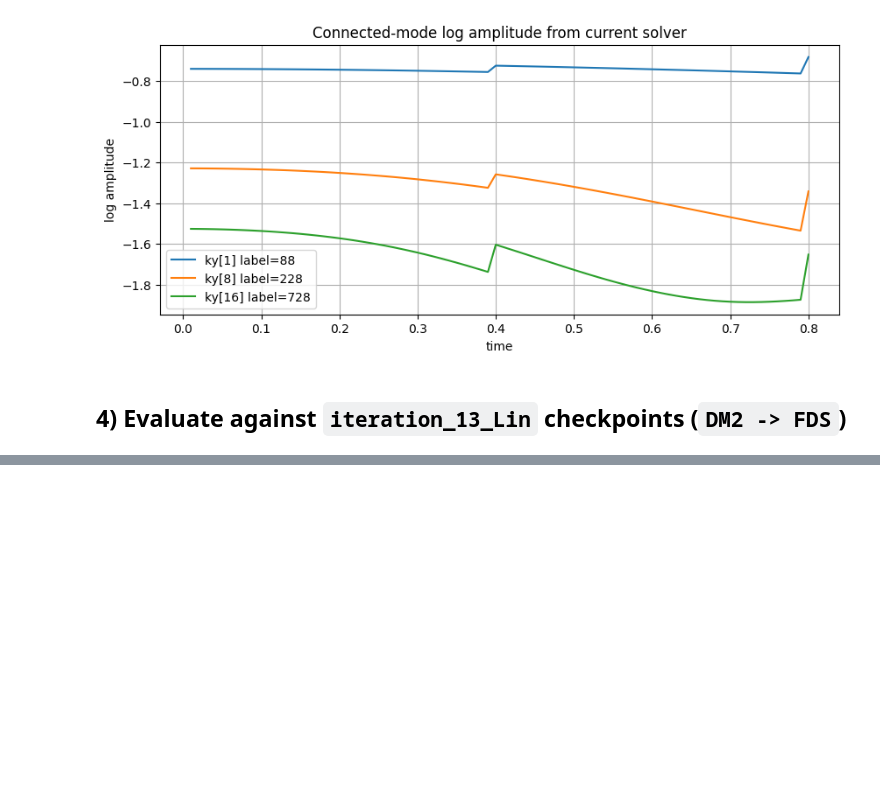
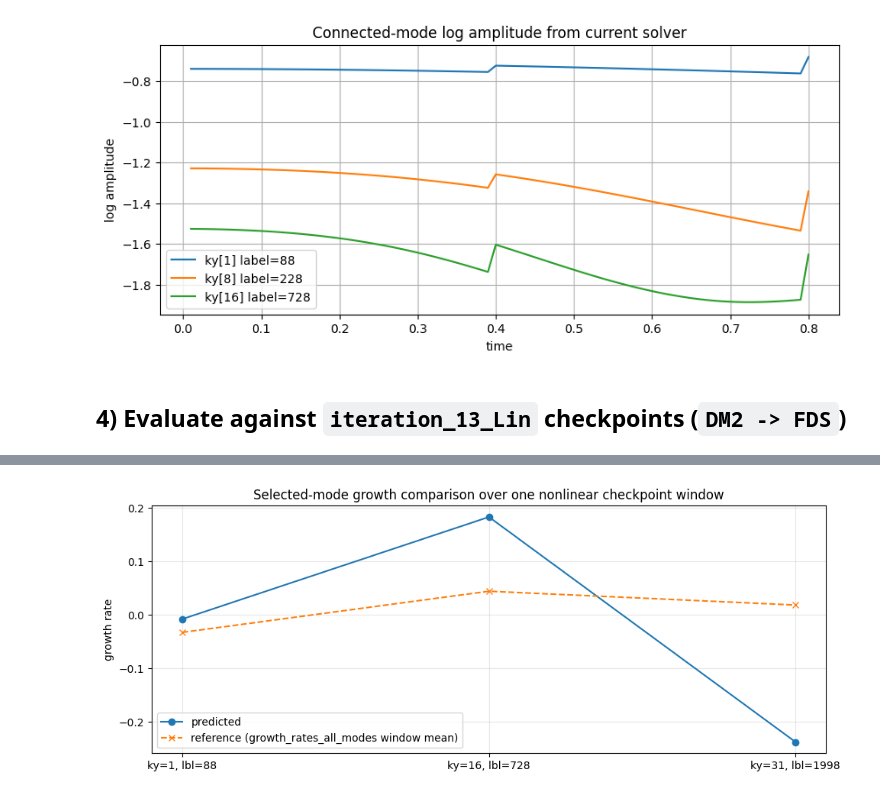
Before and after one commit to gerkone/gyaradax, a Jupyter notebook: notebooks/linear_v1_inspection.ipynb, the cells around one changed output, grey strips where cells are left out. Saved outputs shown, nothing was run; the diff lists cells and outputs as text; code cells hidden in the pictures; blank space fills up the shorter version.

```diff
--- a/notebooks/linear_v1_inspection.ipynb
+++ b/notebooks/linear_v1_inspection.ipynb
@@ -178,0 +483,16 @@ fig = plot_nd(np.abs(np.asarray(dm2_to_fds_pred)))
+# %%
+plt.figure(figsize=(10, 4))
+x = np.arange(len(ky_sel_nl))
+plt.plot(x, growth_pred_nl, "o-", label="predicted")
+plt.plot(
+    x, growth_ref_nl, "x--", label="reference (growth_rates_all_modes window mean)"
+)
+plt.xticks(x, [f"ky={ky}, lbl={lbl}" for ky, lbl in zip(ky_sel_nl, subset_labels_nl)])
+plt.ylabel("growth rate")
+plt.title("Selected-mode growth comparison over one nonlinear checkpoint window")
+plt.grid(alpha=0.3)
+plt.legend()
+plt.tight_layout()
+plt.show()
+# %% [output]
+[figure, added]
```
Also changed, not shown: parts of 15 cells of this notebook, 22 other files.
